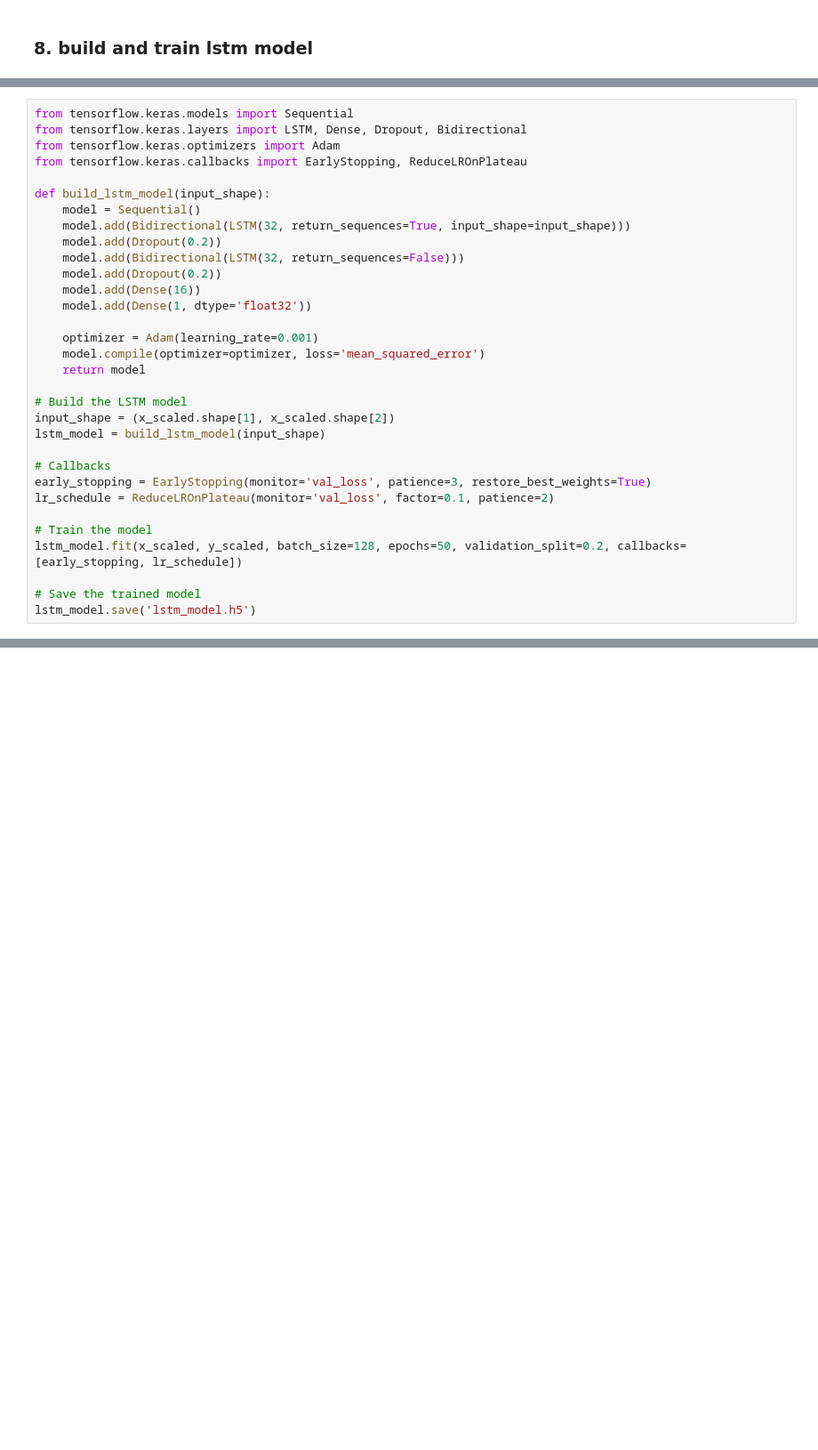
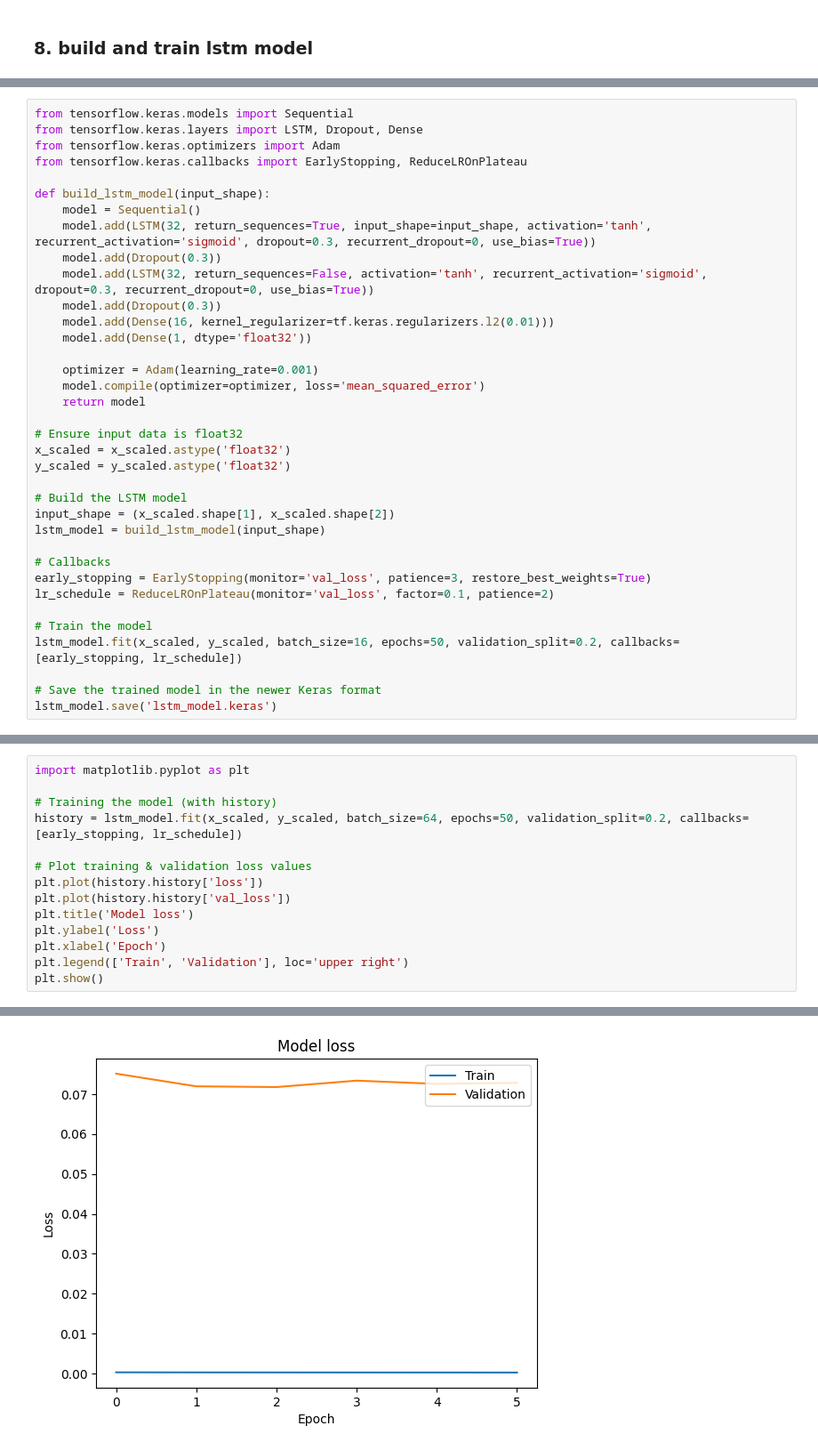
Before and after one commit to 73gon/bitcoin-forecasting-using-ml, a Jupyter notebook: bitcoin_prediction.ipynb, the cells around one changed output, grey strips where cells are left out. Shown at 89% size. Saved outputs shown, nothing was run; the diff lists cells and outputs as text; blank space fills up the shorter version.

```diff
--- a/bitcoin_prediction.ipynb
+++ b/bitcoin_prediction.ipynb
@@ -369,21 +293,25 @@ Physical devices cannot be modified after being initialized
 # %%
 from tensorflow.keras.models import Sequential
-from tensorflow.keras.layers import LSTM, Dense, Dropout, Bidirectional
+from tensorflow.keras.layers import LSTM, Dropout, Dense
 from tensorflow.keras.optimizers import Adam
 from tensorflow.keras.callbacks import EarlyStopping, ReduceLROnPlateau
 
 def build_lstm_model(input_shape):
     model = Sequential()
-    model.add(Bidirectional(LSTM(32, return_sequences=True, input_shape=input_shape)))
-    model.add(Dropout(0.2))
-    model.add(Bidirectional(LSTM(32, return_sequences=False)))
-    model.add(Dropout(0.2))
-    model.add(Dense(16))
+    model.add(LSTM(32, return_sequences=True, input_shape=input_shape, activation='tanh', recurrent_activation='sigmoid', dropout=0.3, recurrent_dropout=0, use_bias=True))
+    model.add(Dropout(0.3))
+    model.add(LSTM(32, return_sequences=False, activation='tanh', recurrent_activation='sigmoid', dropout=0.3, recurrent_dropout=0, use_bias=True))
+    model.add(Dropout(0.3))
+    model.add(Dense(16, kernel_regularizer=tf.keras.regularizers.l2(0.01)))
     model.add(Dense(1, dtype='float32'))
 
     optimizer = Adam(learning_rate=0.001)
     model.compile(optimizer=optimizer, loss='mean_squared_error')
     return model
+
+# Ensure input data is float32
+x_scaled = x_scaled.astype('float32')
+y_scaled = y_scaled.astype('float32')
 
 # Build the LSTM model
 input_shape = (x_scaled.shape[1], x_scaled.shape[2])
@@ -394,8 +322,8 @@ early_stopping = EarlyStopping(monitor='val_loss', patience=3, restore_best_weig
 lr_schedule = ReduceLROnPlateau(monitor='val_loss', factor=0.1, patience=2)
 
 # Train the model
-lstm_model.fit(x_scaled, y_scaled, batch_size=128, epochs=50, validation_split=0.2, callbacks=[early_stopping, lr_schedule])
+lstm_model.fit(x_scaled, y_scaled, batch_size=16, epochs=50, validation_split=0.2, callbacks=[early_stopping, lr_schedule])
 
-# Save the trained model
-lstm_model.save('lstm_model.h5')
+# Save the trained model in the newer Keras format
+lstm_model.save('lstm_model.keras')
 # %% [output]
@@ -411,0 +340,15 @@ KeyboardInterrupt:
+# %%
+import matplotlib.pyplot as plt
+
+# Training the model (with history)
+history = lstm_model.fit(x_scaled, y_scaled, batch_size=64, epochs=50, validation_split=0.2, callbacks=[early_stopping, lr_schedule])
+
+# Plot training & validation loss values
+plt.plot(history.history['loss'])
+plt.plot(history.history['val_loss'])
+plt.title('Model loss')
+plt.ylabel('Loss')
+plt.xlabel('Epoch')
+plt.legend(['Train', 'Validation'], loc='upper right')
+plt.show()
+# %% [output]
@@ -412,2 +367,3 @@ KeyboardInterrupt:
+[figure, added]
 # %%
 # Load the trained model (if needed)
```
Also changed, not shown: parts of 14 cells of this notebook.
